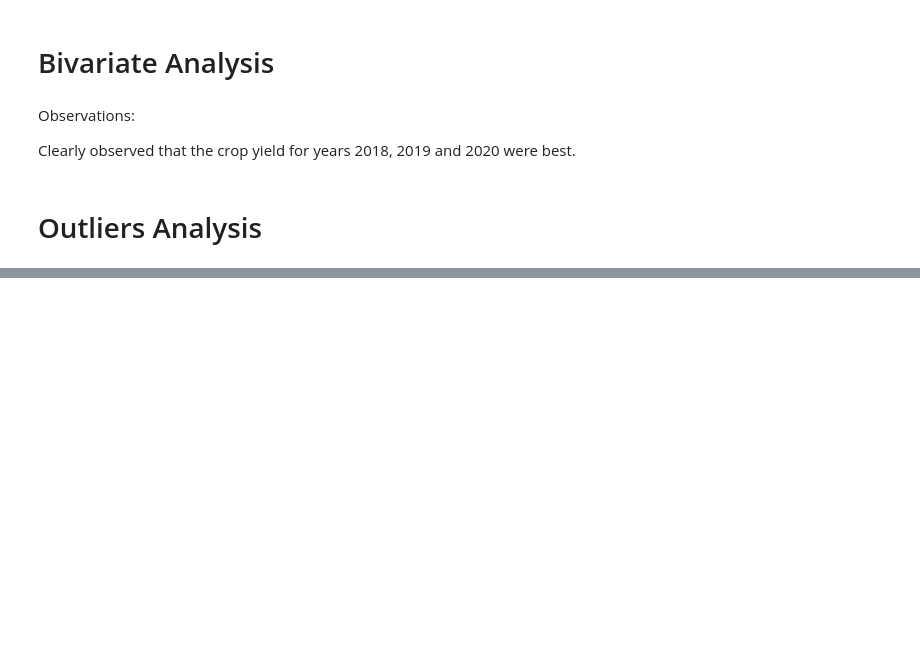
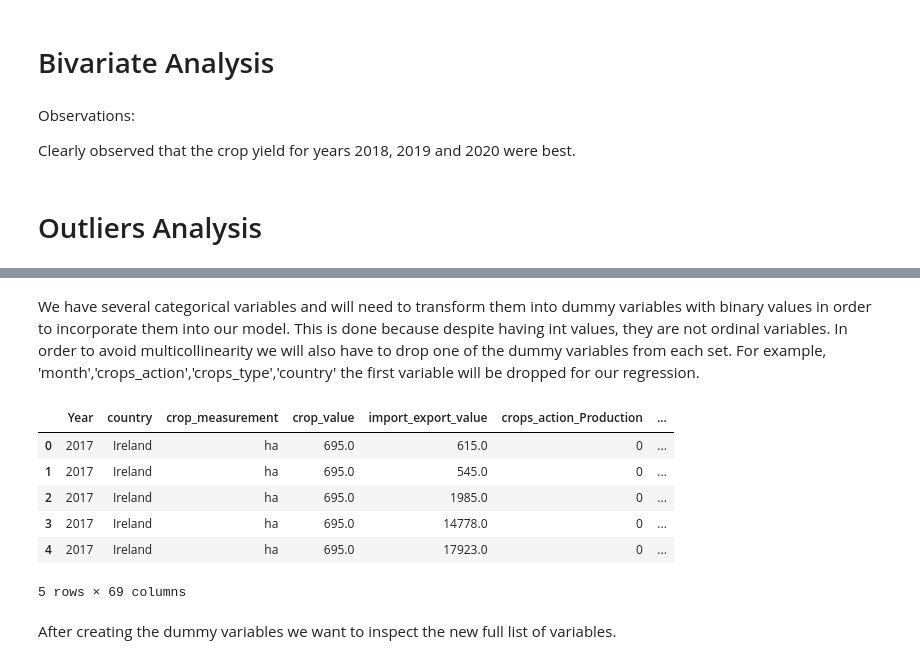
Before and after one commit to chrischukwuka2022/ca2-repo, a Jupyter notebook: CA2.Data_Analystic.ipynb, the cells around one changed output, grey strips where cells are left out. Cells and saved outputs as stored; diff of their text form; code cells hidden in the pictures; blank space fills up the shorter version.

```diff
--- a/CA2.Data_Analystic.ipynb
+++ b/CA2.Data_Analystic.ipynb
@@ -1402,0 +1659,19 @@ Observations:
+# %% [markdown]
+We have several categorical variables and will need to transform them into dummy variables with binary values in order to incorporate them into our model. This is done because despite having int values, they are not ordinal variables. In order to avoid multicollinearity we will also have to drop one of the dummy variables from each set. For example, 'month','crops_action','crops_type','country' the first variable will be dropped for our regression.
+# %%
+# create binary dummy variables from categorical variables and drop first column to avoid multicollinearity
+df_irishdata = pd.get_dummies(df_irishdata, columns = ['crops_action','crops_type'],drop_first = True)
+
+
+# inspect bike_data df with added dummy variables
+df_irishdata.head(5)
+# %% [output]
+|  | Year | country | crop_measurement | crop_value | import_export_value | crops_action_Production | ... |
+| 0 | 2017 | Ireland | ha | 695.0 | 615.0 | 0 | ... |
+| 1 | 2017 | Ireland | ha | 695.0 | 545.0 | 0 | ... |
+| 2 | 2017 | Ireland | ha | 695.0 | 1985.0 | 0 | ... |
+| 3 | 2017 | Ireland | ha | 695.0 | 14778.0 | 0 | ... |
+| 4 | 2017 | Ireland | ha | 695.0 | 17923.0 | 0 | ... |
+5 rows × 69 columns
+# %% [markdown]
+After creating the dummy variables we want to inspect the new full list of variables.
```
Also changed, not shown: parts of 64 cells of this notebook, 1 other file.
